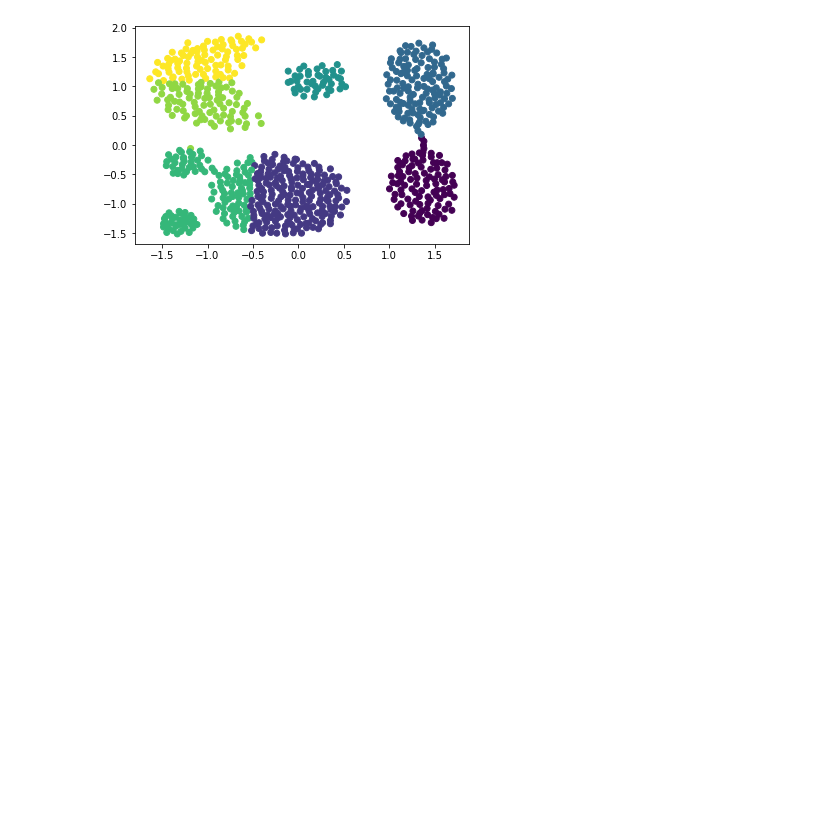
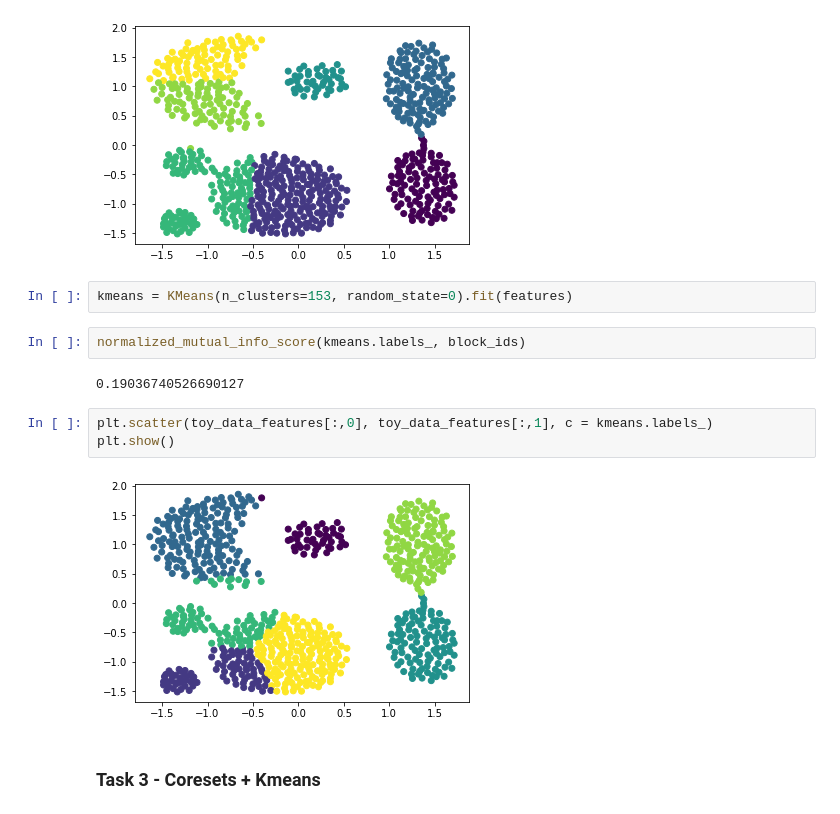
Before and after one commit to kh65/Assignment-3, a Jupyter notebook: assignment_3.ipynb, the cells around one changed output. Saved outputs shown, nothing was run; the diff lists cells and outputs as text; blank space fills up the shorter version.

Commit message:
Task 3

```diff
--- a/assignment_3.ipynb
+++ b/assignment_3.ipynb
@@ -332,3 +332,16 @@ Average assign step runtime: 0.0
 KMeans converged in 21 iterations.
 0.8418833655707196
 [figure]
+# %%
+kmeans = KMeans(n_clusters=153, random_state=0).fit(features)
+# %%
+normalized_mutual_info_score(kmeans.labels_, block_ids)
+# %% [output]
+0.19036740526690127
+# %%
+plt.scatter(toy_data_features[:,0], toy_data_features[:,1], c = kmeans.labels_)
+plt.show()
+# %% [output]
+[figure, added]
+# %% [markdown]
+### Task 3 - Coresets + Kmeans
```
Also changed, not shown: parts of 10 cells of this notebook.
